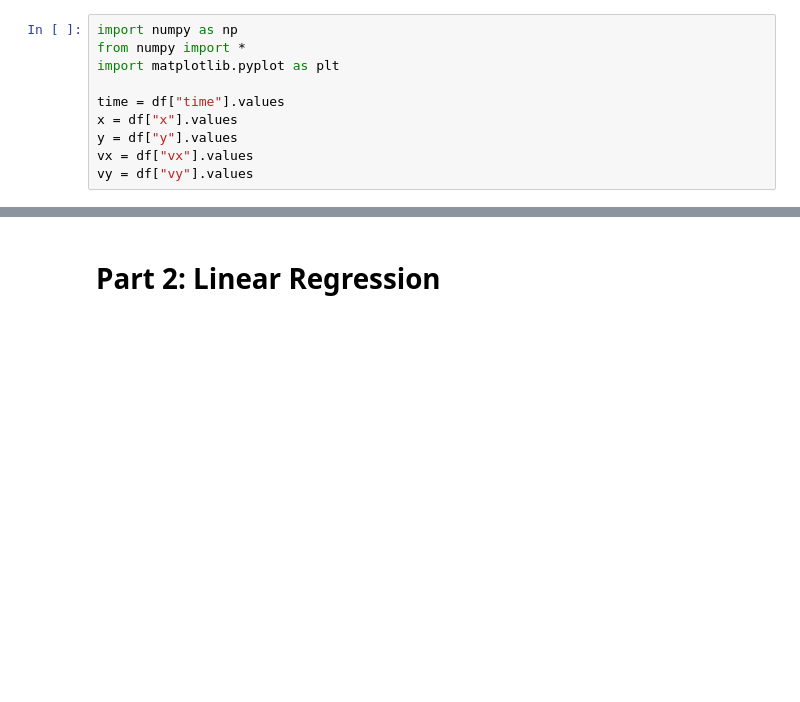
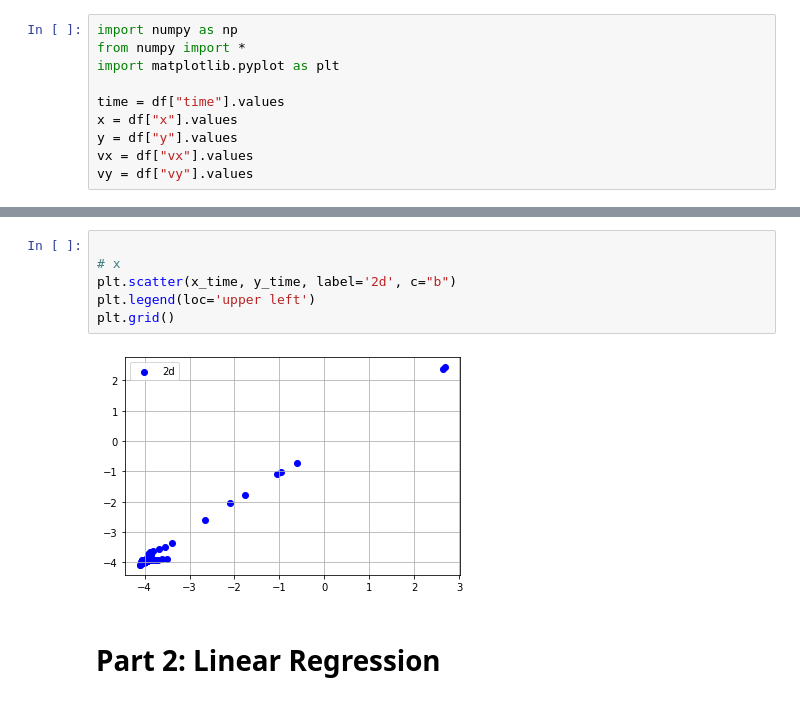
Before and after one commit to FilippoComastri/Project_ML1, a Jupyter notebook: ML_project1.ipynb, the cells around one changed output, grey strips where cells are left out. Saved outputs shown, nothing was run; the diff lists cells and outputs as text; blank space fills up the shorter version.

```diff
--- a/ML_project1.ipynb
+++ b/ML_project1.ipynb
@@ -177,3 +362,11 @@ vy = df["vy"].values
+# %%
+
+# x
+plt.scatter(x_time, y_time, label='2d', c="b")
+plt.legend(loc='upper left')
+plt.grid()
+# %% [output]
+[figure, added]
 # %% [markdown]
 # **Part 2: Linear Regression**
 # %% [markdown]
```
Also changed, not shown: parts of 4 cells of this notebook.
